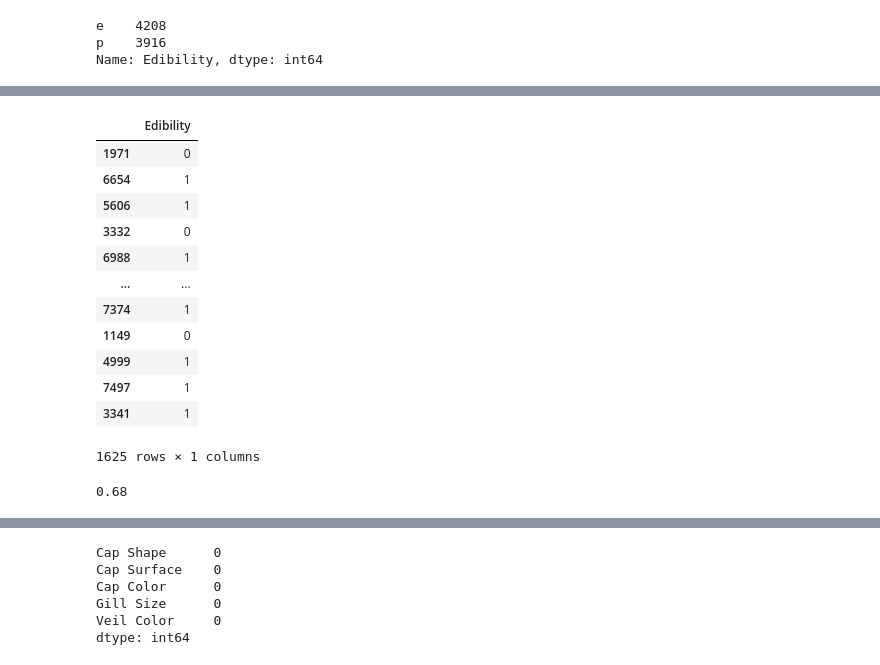
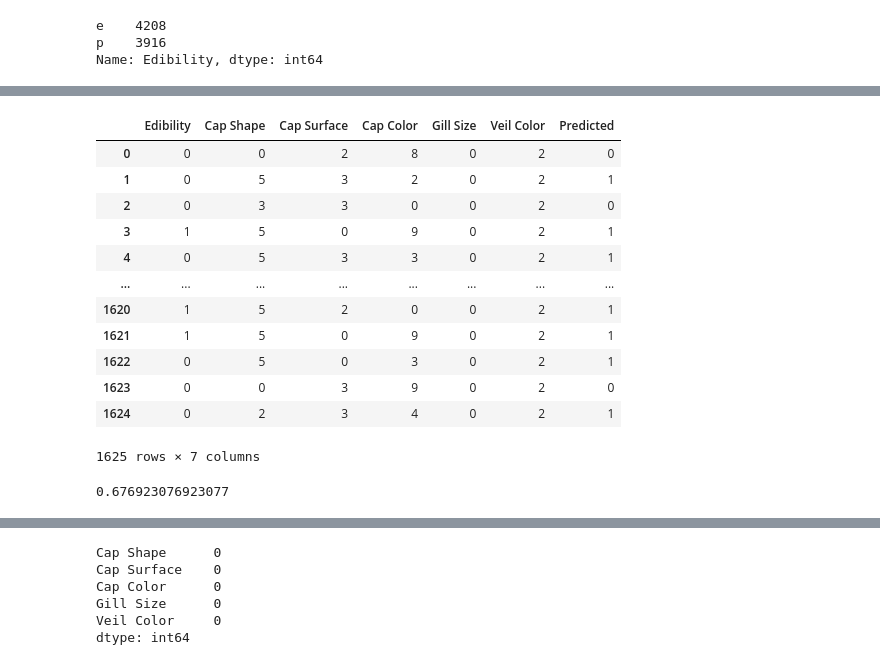
Before and after one commit to eriksonl/dsci-100-2022w2-saturnhub, a Jupyter notebook: Mushrooms_classifier.ipynb, the cells around one changed output, grey strips where cells are left out. Saved outputs shown, nothing was run; the diff lists cells and outputs as text; code cells hidden in the pictures.

```diff
--- a/Mushrooms_classifier.ipynb
+++ b/Mushrooms_classifier.ipynb
@@ -55,21 +70,15 @@ p    3916
 Name: Edibility, dtype: int64
 # %%
 # makes the letters into numbers
-label_encoder = LabelEncoder()
-mushrooms_df_encoded = mushrooms_df.apply(label_encoder.fit_transform)
 
 X = mushrooms_df_encoded[['Cap Shape', 'Cap Surface', 'Cap Color', "Gill Size", "Veil Color"]]
-y = mushrooms_df_encoded[['Edibility']]
+y = mushrooms_df_encoded['Edibility']
 
-X_mush_train, X_mush_test, y_mush_train, y_mush_test = train_test_split(X, y, test_size=0.2, random_state=42)
+mush_train, mush_test = train_test_split(mushrooms_df_encoded, test_size=0.2, random_state=123)
 
 
-X_mush_train = X_mush_train[['Cap Shape', 'Cap Surface', 'Cap Color', "Gill Size", "Veil Color"]]
-y_mush_train = y_mush_train[['Edibility']]
-
-X_mush_test = X_mush_test[['Cap Shape', 'Cap Surface', 'Cap Color', "Gill Size", "Veil Color"]]
-y_mush_test = y_mush_test[['Edibility']]
-
+X_mush_train = mush_train[['Cap Shape', 'Cap Surface', 'Cap Color', "Gill Size", "Veil Color"]]
+y_mush_train = mush_train['Edibility']
 
 # make dummy variables w onehot
 categorical_columns = ['Cap Shape', 'Cap Surface', 'Cap Color', "Veil Color"]
@@ -78,18 +87,10 @@ categorical_transformer = OneHotEncoder(handle_unknown="ignore")
 mush_preprocessor = make_column_transformer((categorical_transformer, categorical_columns),)
 
 
-X_train_preprocessed = mush_preprocessor.fit_transform(X_mush_train)
-X_test_preprocessed = mush_preprocessor.transform(X_mush_test)
-
 #### KNeighbors
-knn_spec = KNeighborsClassifier()
+knn_spec = KNeighborsClassifier(n_neighbors=3, weights="distance")
 #classifier.fit(X_train_preprocessed, y_train)
 
-mush_fit = make_pipeline(mush_preprocessor, KNeighborsClassifier()).fit(X_mush_train, y_mush_train)
+mush_fit = make_pipeline(mush_preprocessor, knn_spec).fit(X_mush_train, y_mush_train)
 mush_fit
-
-
-mush_preprocessor
-mush_fit
-X_mush_test
 # %% [output]
@@ -109,31 +105,35 @@ X_mush_test
 # %%
 # new predicted column
-mush_test_predictions = mush_fit.predict(X_mush_test[['Cap Shape', 'Cap Surface', 'Cap Color', "Gill Size", "Veil Color"]])
+mush_test_predictions = mush_fit.predict(mush_test[['Cap Shape', 'Cap Surface', 'Cap Color', "Gill Size", "Veil Color"]])
 mush_test_predictions = pd.concat(
     [
-        X_mush_test.reset_index(drop=True), y_mush_test,
+        mush_test[['Edibility',
+                   'Cap Shape',
+                   'Cap Surface',
+                   'Cap Color',
+                   "Gill Size",
+                   "Veil Color"]].reset_index(drop=True),
         pd.DataFrame(mush_test_predictions, columns=["Predicted"]),
     ],
     axis=1,
 )
 
-mush_test_predictions.iloc[1624,:]
+mush_test_predictions.iloc[5,:]
 mush_test_predictions
-y_mush_test
 # %% [output]
-|  | Edibility |
-| 1971 | 0 |
-| 6654 | 1 |
-| 5606 | 1 |
-| 3332 | 0 |
-| 6988 | 1 |
-| ... | ... |
-| 7374 | 1 |
-| 1149 | 0 |
-| 4999 | 1 |
-| 7497 | 1 |
-| 3341 | 1 |
+|  | Edibility | Cap Shape | Cap Surface | Cap Color | Gill Size | Veil Color | Predicted |
+| 0 | 0 | 0 | 2 | 8 | 0 | 2 | 0 |
+| 1 | 0 | 5 | 3 | 2 | 0 | 2 | 1 |
+| 2 | 0 | 3 | 3 | 0 | 0 | 2 | 0 |
+| 3 | 1 | 5 | 0 | 9 | 0 | 2 | 1 |
+| 4 | 0 | 5 | 3 | 3 | 0 | 2 | 1 |
+| ... | ... | ... | ... | ... | ... | ... | ... |
+| 1620 | 1 | 5 | 2 | 0 | 0 | 2 | 1 |
+| 1621 | 1 | 5 | 0 | 9 | 0 | 2 | 1 |
+| 1622 | 0 | 5 | 0 | 3 | 0 | 2 | 1 |
+| 1623 | 0 | 0 | 3 | 9 | 0 | 2 | 0 |
+| 1624 | 0 | 2 | 3 | 4 | 0 | 2 | 1 |
-1625 rows × 1 columns
+1625 rows × 7 columns
 # %%
 #X_test = mush_test_predictions[['Cap Shape', 'Cap Surface', 'Cap Color', 'Gill Size', 'Veil Color']]
 #y_test = mush_test_predictions["Edibility"]
@@ -141,7 +141,7 @@ y_mush_test
 mush_prediction_accuracy = mush_fit.score(X_mush_test, y_mush_test)
 mush_prediction_accuracy
 # %% [output]
-0.68
+0.676923076923077
 # %%
 mush_test_predictions.isna().sum()
 # %% [output]
```
Also changed, not shown: parts of 6 cells of this notebook.
